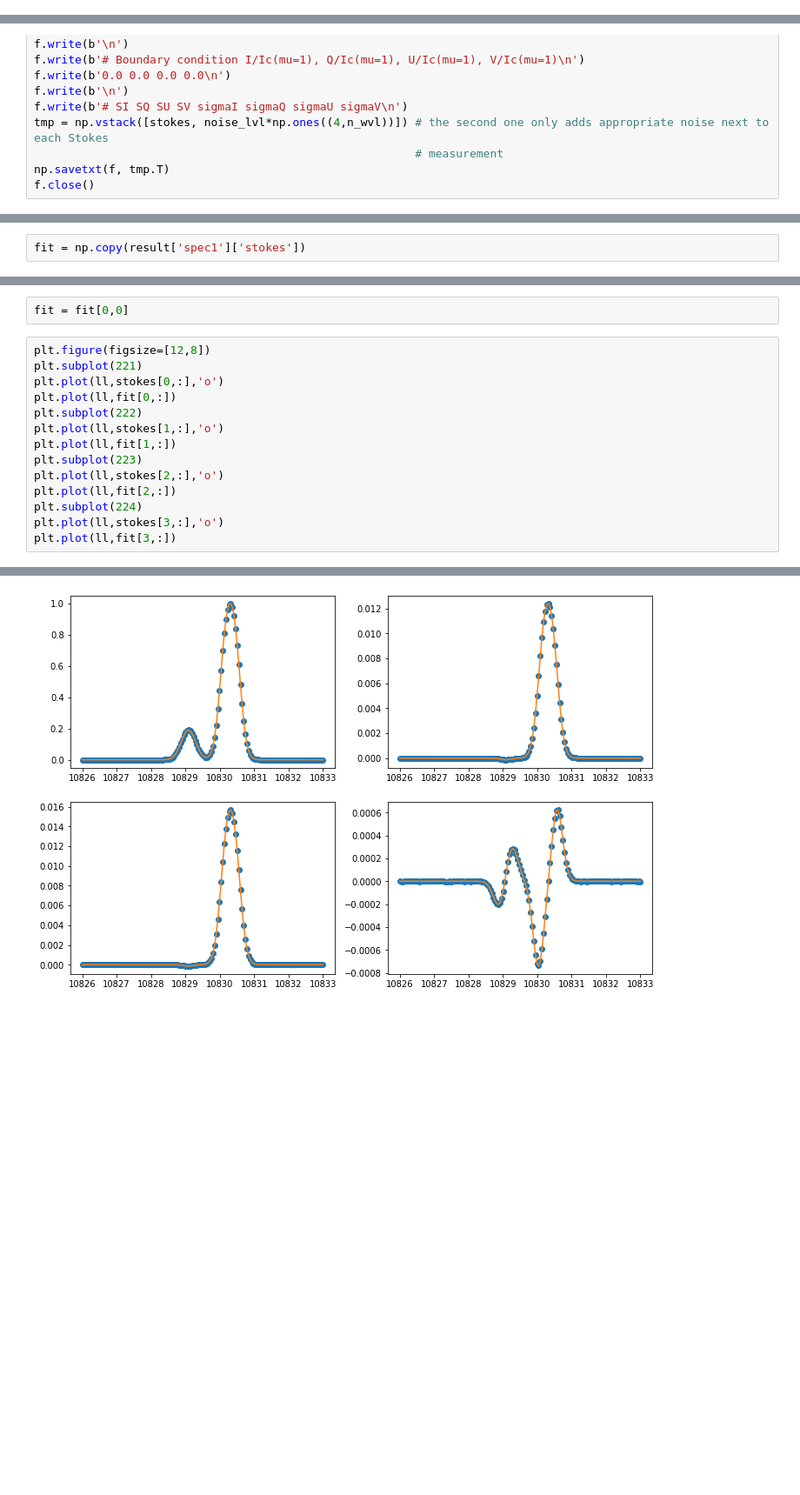
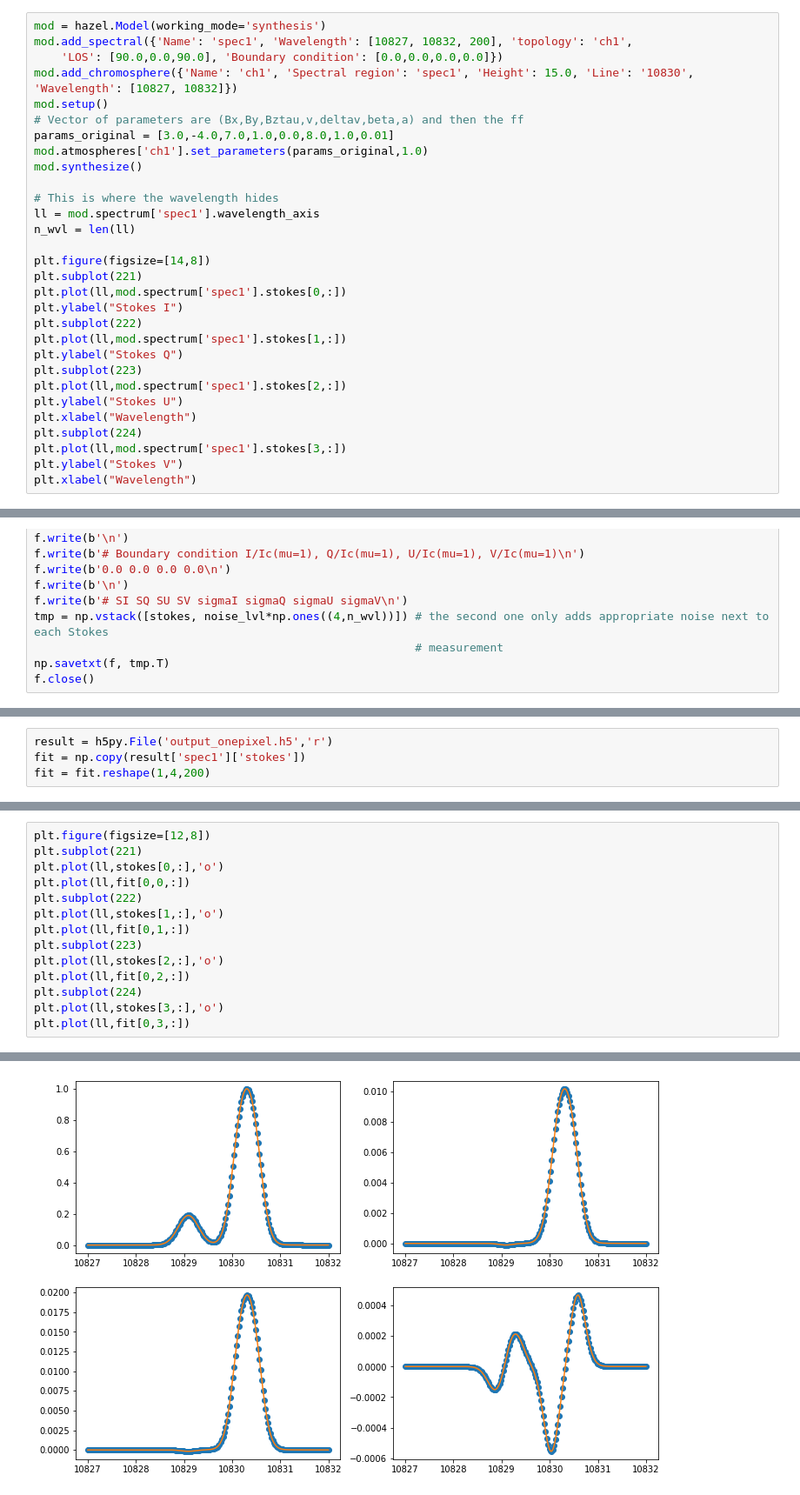
Before and after one commit to ivanzmilic/dkist_workshop_5, a Jupyter notebook: test_inversion.ipynb, the cells around one changed output, grey strips where cells are left out. Shown at 87% size. Saved outputs shown, nothing was run; the diff lists cells and outputs as text; blank space fills up the shorter version.

```diff
--- a/test_inversion.ipynb
+++ b/test_inversion.ipynb
@@ -38,0 +251,30 @@ plt.plot(ll,mod.spectrum['spec1'].stokes[3,:])
+# %%
+mod = hazel.Model(working_mode='synthesis')
+mod.add_spectral({'Name': 'spec1', 'Wavelength': [10827, 10832, 200], 'topology': 'ch1',
+    'LOS': [90.0,0.0,90.0], 'Boundary condition': [0.0,0.0,0.0,0.0]})
+mod.add_chromosphere({'Name': 'ch1', 'Spectral region': 'spec1', 'Height': 15.0, 'Line': '10830', 'Wavelength': [10827, 10832]})
+mod.setup()
+# Vector of parameters are (Bx,By,Bztau,v,deltav,beta,a) and then the ff
+params_original = [3.0,-4.0,7.0,1.0,0.0,8.0,1.0,0.01]
+mod.atmospheres['ch1'].set_parameters(params_original,1.0)
+mod.synthesize()
+
+# This is where the wavelength hides
+ll = mod.spectrum['spec1'].wavelength_axis
+n_wvl = len(ll)
+
+plt.figure(figsize=[14,8])
+plt.subplot(221)
+plt.plot(ll,mod.spectrum['spec1'].stokes[0,:])
+plt.ylabel("Stokes I")
+plt.subplot(222)
+plt.plot(ll,mod.spectrum['spec1'].stokes[1,:])
+plt.ylabel("Stokes Q")
+plt.subplot(223)
+plt.plot(ll,mod.spectrum['spec1'].stokes[2,:])
+plt.ylabel("Stokes U")
+plt.xlabel("Wavelength")
+plt.subplot(224)
+plt.plot(ll,mod.spectrum['spec1'].stokes[3,:])
+plt.ylabel("Stokes V")
+plt.xlabel("Wavelength")
@@ -158,2 +362,4 @@ result.keys()
 # %%
+result = h5py.File('output_onepixel.h5','r')
 fit = np.copy(result['spec1']['stokes'])
+fit = fit.reshape(1,4,200)
@@ -164,19 +366,17 @@ fit.shape
-# %%
-fit = fit[0,0]
 # %%
 plt.figure(figsize=[12,8])
 plt.subplot(221)
 plt.plot(ll,stokes[0,:],'o')
-plt.plot(ll,fit[0,:])
+plt.plot(ll,fit[0,0,:])
 plt.subplot(222)
 plt.plot(ll,stokes[1,:],'o')
-plt.plot(ll,fit[1,:])
+plt.plot(ll,fit[0,1,:])
 plt.subplot(223)
 plt.plot(ll,stokes[2,:],'o')
-plt.plot(ll,fit[2,:])
+plt.plot(ll,fit[0,2,:])
 plt.subplot(224)
 plt.plot(ll,stokes[3,:],'o')
-plt.plot(ll,fit[3,:])
+plt.plot(ll,fit[0,3,:])
 # %% [output]
 [<matplotlib.lines.Line2D at 0x...>]
-[figure, old version]
+[figure, new version]
```
Also changed, not shown: parts of 49 cells of this notebook, 3 other files.
